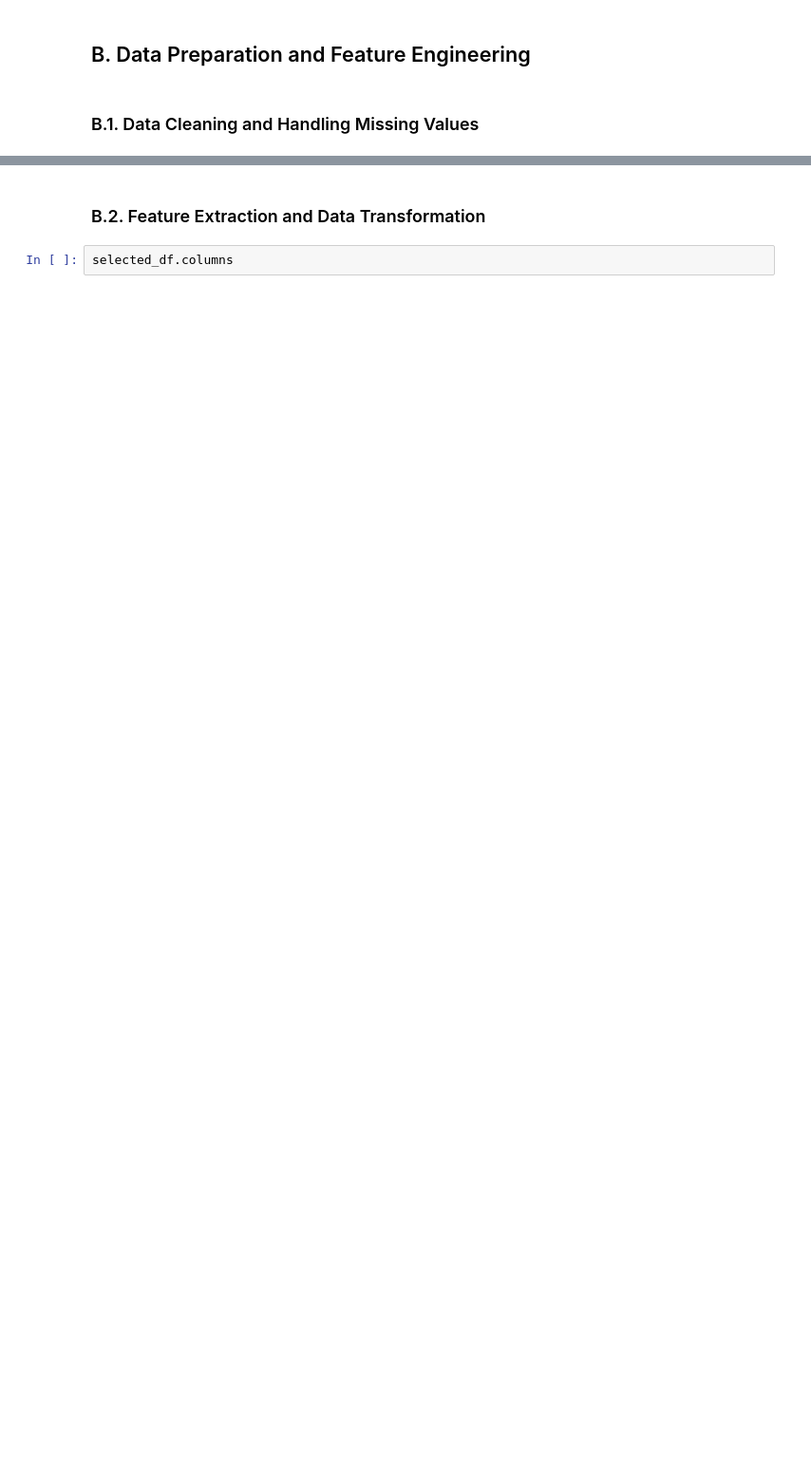
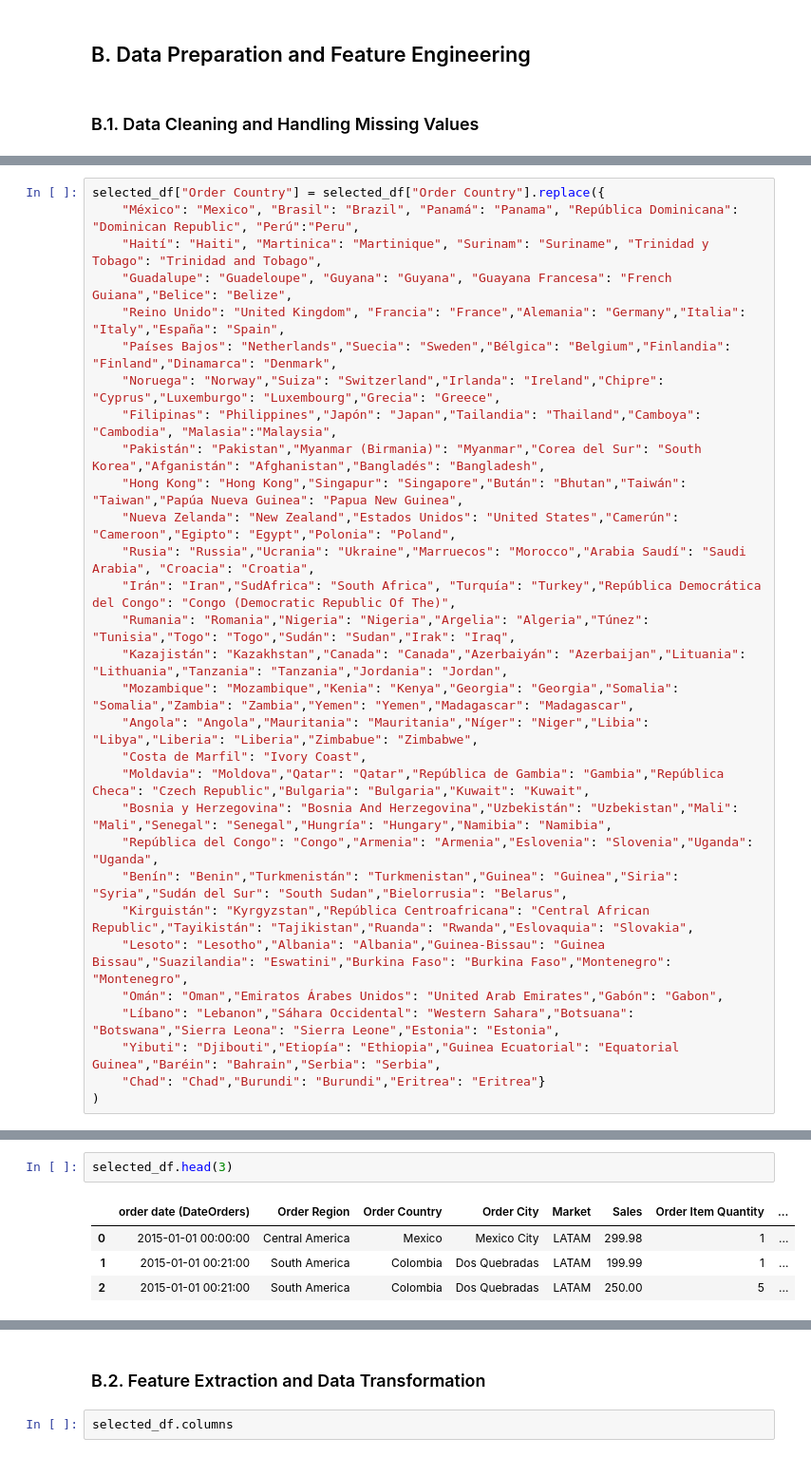
Before and after one commit to datawithalvin/pacmann-business-analytics, a Jupyter notebook: notebooks/data-exploration.ipynb, the cells around one changed output, grey strips where cells are left out. Shown: that part at 95% size. Saved outputs shown, nothing was run; the diff lists cells and outputs as text; blank space fills up the shorter version.

```diff
--- a/notebooks/data-exploration.ipynb
+++ b/notebooks/data-exploration.ipynb
@@ -414,0 +439,30 @@ There are no missing values in any of the columns in the dataframe, and the data
+# %%
+selected_df["Order Country"] = selected_df["Order Country"].replace({
+    "México": "Mexico", "Brasil": "Brazil", "Panamá": "Panama", "República Dominicana": "Dominican Republic", "Perú":"Peru",
+    "Haití": "Haiti", "Martinica": "Martinique", "Surinam": "Suriname", "Trinidad y Tobago": "Trinidad and Tobago",
+    "Guadalupe": "Guadeloupe", "Guyana": "Guyana", "Guayana Francesa": "French Guiana","Belice": "Belize",
+    "Reino Unido": "United Kingdom", "Francia": "France","Alemania": "Germany","Italia": "Italy","España": "Spain",
+    "Países Bajos": "Netherlands","Suecia": "Sweden","Bélgica": "Belgium","Finlandia": "Finland","Dinamarca": "Denmark",
+    "Noruega": "Norway","Suiza": "Switzerland","Irlanda": "Ireland","Chipre": "Cyprus","Luxemburgo": "Luxembourg","Grecia": "Greece",
+    "Filipinas": "Philippines","Japón": "Japan","Tailandia": "Thailand","Camboya": "Cambodia", "Malasia":"Malaysia",
+    "Pakistán": "Pakistan","Myanmar (Birmania)": "Myanmar","Corea del Sur": "South Korea","Afganistán": "Afghanistan","Bangladés": "Bangladesh",
+    "Hong Kong": "Hong Kong","Singapur": "Singapore","Bután": "Bhutan","Taiwán": "Taiwan","Papúa Nueva Guinea": "Papua New Guinea",
+    "Nueva Zelanda": "New Zealand","Estados Unidos": "United States","Camerún": "Cameroon","Egipto": "Egypt","Polonia": "Poland",
+    "Rusia": "Russia","Ucrania": "Ukraine","Marruecos": "Morocco","Arabia Saudí": "Saudi Arabia", "Croacia": "Croatia",
+    "Irán": "Iran","SudAfrica": "South Africa", "Turquía": "Turkey","República Democrática del Congo": "Congo (Democratic Republic Of The)",
+    "Rumania": "Romania","Nigeria": "Nigeria","Argelia": "Algeria","Túnez": "Tunisia","Togo": "Togo","Sudán": "Sudan","Irak": "Iraq",
+    "Kazajistán": "Kazakhstan","Canada": "Canada","Azerbaiyán": "Azerbaijan","Lituania": "Lithuania","Tanzania": "Tanzania","Jordania": "Jordan",
+    "Mozambique": "Mozambique","Kenia": "Kenya","Georgia": "Georgia","Somalia": "Somalia","Zambia": "Zambia","Yemen": "Yemen","Madagascar": "Madagascar",
+    "Angola": "Angola","Mauritania": "Mauritania","Níger": "Niger","Libia": "Libya","Liberia": "Liberia","Zimbabue": "Zimbabwe",
+    "Costa de Marfil": "Ivory Coast",
+    "Moldavia": "Moldova","Qatar": "Qatar","República de Gambia": "Gambia","República Checa": "Czech Republic","Bulgaria": "Bulgaria","Kuwait": "Kuwait",
+    "Bosnia y Herzegovina": "Bosnia And Herzegovina","Uzbekistán": "Uzbekistan","Mali": "Mali","Senegal": "Senegal","Hungría": "Hungary","Namibia": "Namibia",
+    "República del Congo": "Congo","Armenia": "Armenia","Eslovenia": "Slovenia","Uganda": "Uganda",
+    "Benín": "Benin","Turkmenistán": "Turkmenistan","Guinea": "Guinea","Siria": "Syria","Sudán del Sur": "South Sudan","Bielorrusia": "Belarus",
+    "Kirguistán": "Kyrgyzstan","República Centroafricana": "Central African Republic","Tayikistán": "Tajikistan","Ruanda": "Rwanda","Eslovaquia": "Slovakia",
+    "Lesoto": "Lesotho","Albania": "Albania","Guinea-Bissau": "Guinea Bissau","Suazilandia": "Eswatini","Burkina Faso": "Burkina Faso","Montenegro": "Montenegro",
+    "Omán": "Oman","Emiratos Árabes Unidos": "United Arab Emirates","Gabón": "Gabon",
+    "Líbano": "Lebanon","Sáhara Occidental": "Western Sahara","Botsuana": "Botswana","Sierra Leona": "Sierra Leone","Estonia": "Estonia",
+    "Yibuti": "Djibouti","Etiopía": "Ethiopia","Guinea Ecuatorial": "Equatorial Guinea","Baréin": "Bahrain","Serbia": "Serbia",
+    "Chad": "Chad","Burundi": "Burundi","Eritrea": "Eritrea"}
+)
@@ -414,0 +490,7 @@ There are no missing values in any of the columns in the dataframe, and the data
+# %%
+selected_df.head(3)
+# %% [output]
+|  | order date (DateOrders) | Order Region | Order Country | Order City | Market | Sales | Order Item Quantity | ... |
+| 0 | 2015-01-01 00:00:00 | Central America | Mexico | Mexico City | LATAM | 299.98 | 1 | ... |
+| 1 | 2015-01-01 00:21:00 | South America | Colombia | Dos Quebradas | LATAM | 199.99 | 1 | ... |
+| 2 | 2015-01-01 00:21:00 | South America | Colombia | Dos Quebradas | LATAM | 250.00 | 5 | ... |
```
Also changed, not shown: parts of 18 cells of this notebook, 6 other files.
